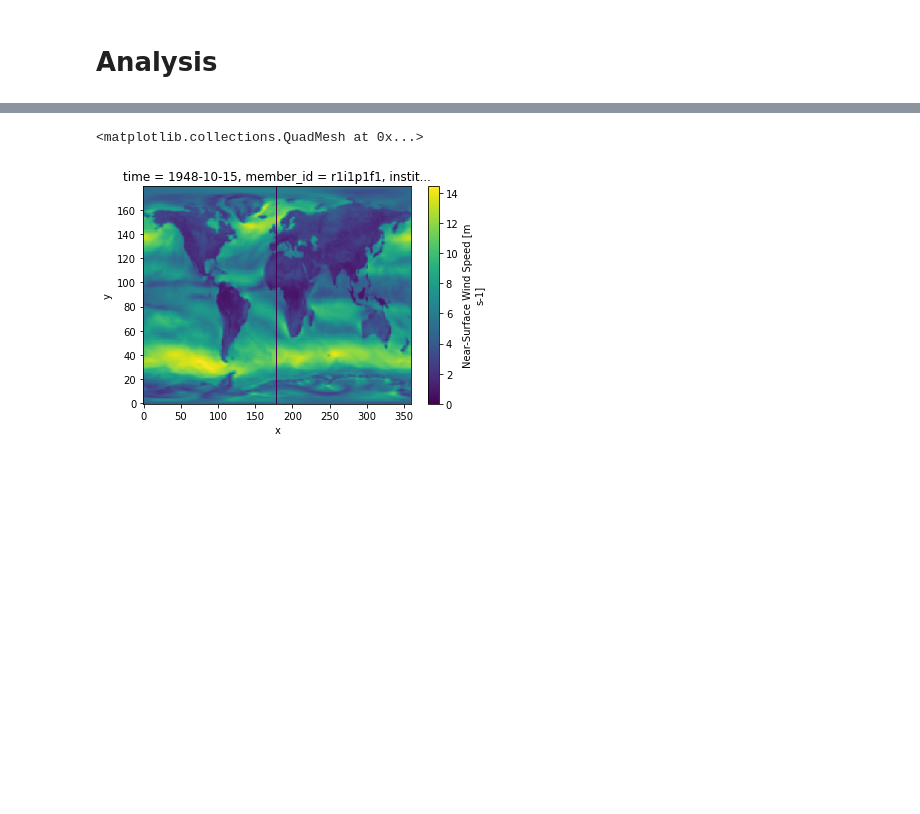
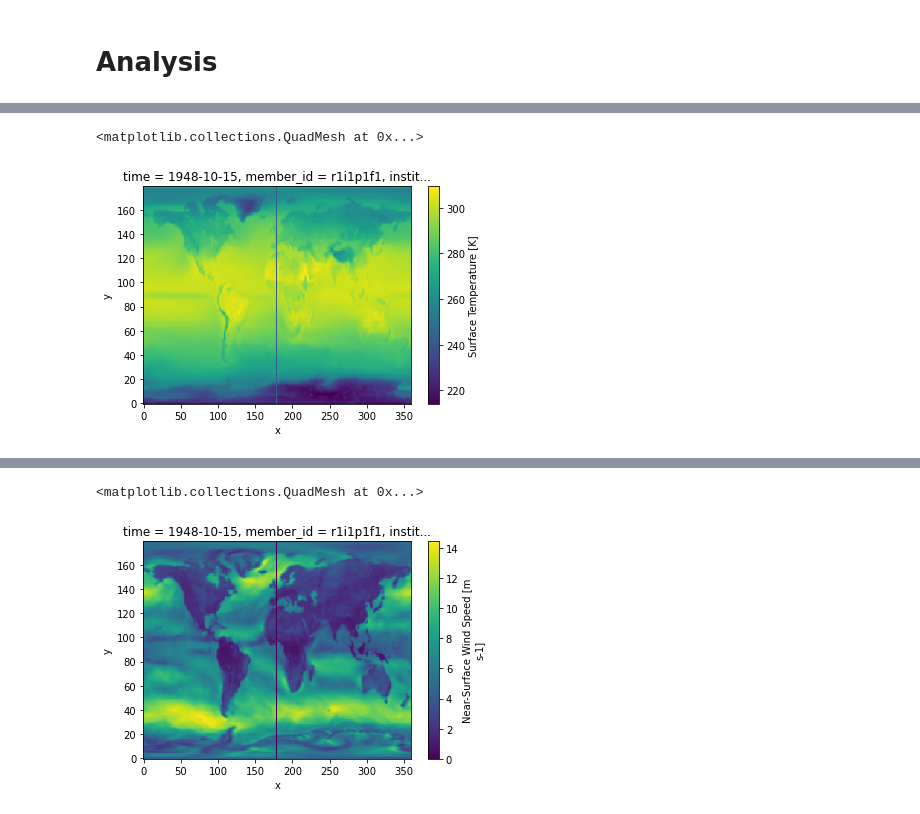
Before and after one commit to sdat2/seager19, a Jupyter notebook: pangeo.ipynb, the cells around one changed output, grey strips where cells are left out. Drawn from its saved outputs; the diff is of its cells as text; code cells hidden in the pictures; blank space fills up the shorter version.

```diff
--- a/pangeo.ipynb
+++ b/pangeo.ipynb
@@ -9,0 +15,5 @@ import xarray as xr
+# %%
+xr.open_dataset("new_nc/nc_ts/ts.CAS.CAS-ESM2-0.r1i1p1f1.80.nc").ts.isel(time=9).plot()
+# %% [output]
+<matplotlib.collections.QuadMesh at 0x...>
+[figure, added]
```
Also changed, not shown: parts of 2 cells of this notebook, 1 other file.
